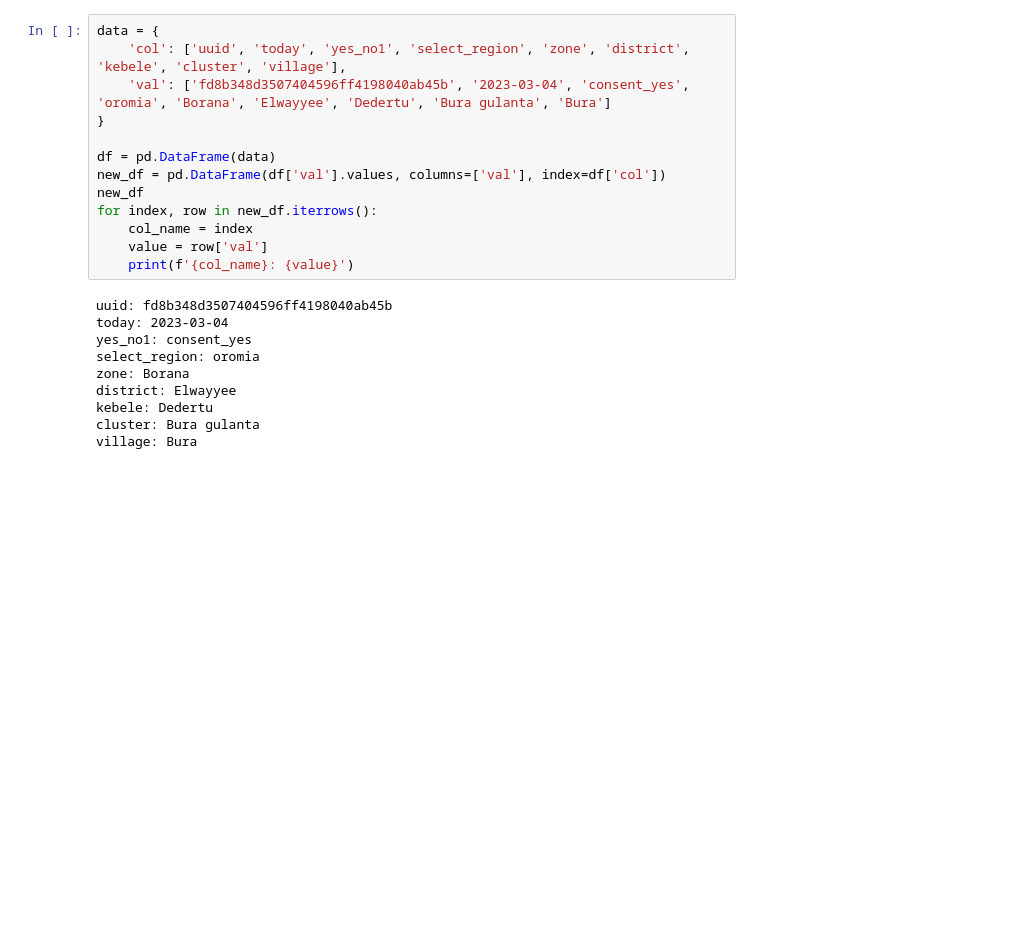
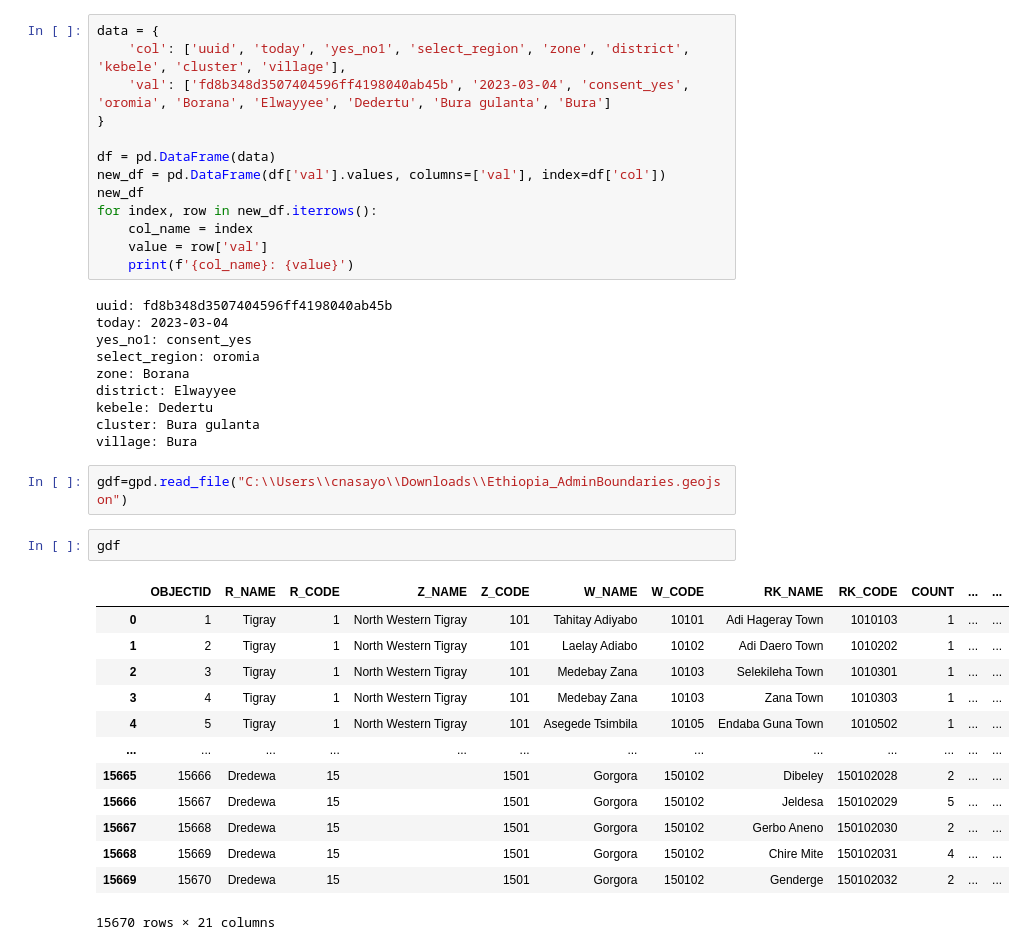
Before and after one commit to CIAT-DAPA/lswms_etl, a Jupyter notebook: src/imports/import_admin_levels.ipynb, the cells around one changed output. Cells and saved outputs as stored; diff of their text form; blank space fills up the shorter version.

```diff
--- a/src/imports/import_admin_levels.ipynb
+++ b/src/imports/import_admin_levels.ipynb
@@ -371,3 +371,21 @@ district: Elwayyee
 kebele: Dedertu
 cluster: Bura gulanta
 village: Bura
+# %%
+gdf=gpd.read_file("C:\\Users\\cnasayo\\Downloads\\Ethiopia_AdminBoundaries.geojson")
+# %%
+gdf
+# %% [output]
+|  | OBJECTID | R_NAME | R_CODE | Z_NAME | Z_CODE | W_NAME | W_CODE | RK_NAME | RK_CODE | COUNT | ... | ... |
+| 0 | 1 | Tigray | 1 | North Western Tigray | 101 | Tahitay Adiyabo | 10101 | Adi Hageray Town | 1010103 | 1 | ... | ... |
+| 1 | 2 | Tigray | 1 | North Western Tigray | 101 | Laelay Adiabo | 10102 | Adi Daero Town | 1010202 | 1 | ... | ... |
+| 2 | 3 | Tigray | 1 | North Western Tigray | 101 | Medebay Zana | 10103 | Selekileha Town | 1010301 | 1 | ... | ... |
+| 3 | 4 | Tigray | 1 | North Western Tigray | 101 | Medebay Zana | 10103 | Zana Town | 1010303 | 1 | ... | ... |
+| 4 | 5 | Tigray | 1 | North Western Tigray | 101 | Asegede Tsimbila | 10105 | Endaba Guna Town | 1010502 | 1 | ... | ... |
+| ... | ... | ... | ... | ... | ... | ... | ... | ... | ... | ... | ... | ... |
+| 15665 | 15666 | Dredewa | 15 |  | 1501 | Gorgora | 150102 | Dibeley | 150102028 | 2 | ... | ... |
+| 15666 | 15667 | Dredewa | 15 |  | 1501 | Gorgora | 150102 | Jeldesa | 150102029 | 5 | ... | ... |
+| 15667 | 15668 | Dredewa | 15 |  | 1501 | Gorgora | 150102 | Gerbo Aneno | 150102030 | 2 | ... | ... |
+| 15668 | 15669 | Dredewa | 15 |  | 1501 | Gorgora | 150102 | Chire Mite | 150102031 | 4 | ... | ... |
+| 15669 | 15670 | Dredewa | 15 |  | 1501 | Gorgora | 150102 | Genderge | 150102032 | 2 | ... | ... |
+15670 rows × 21 columns
```
Also changed, not shown: 4 other files.
